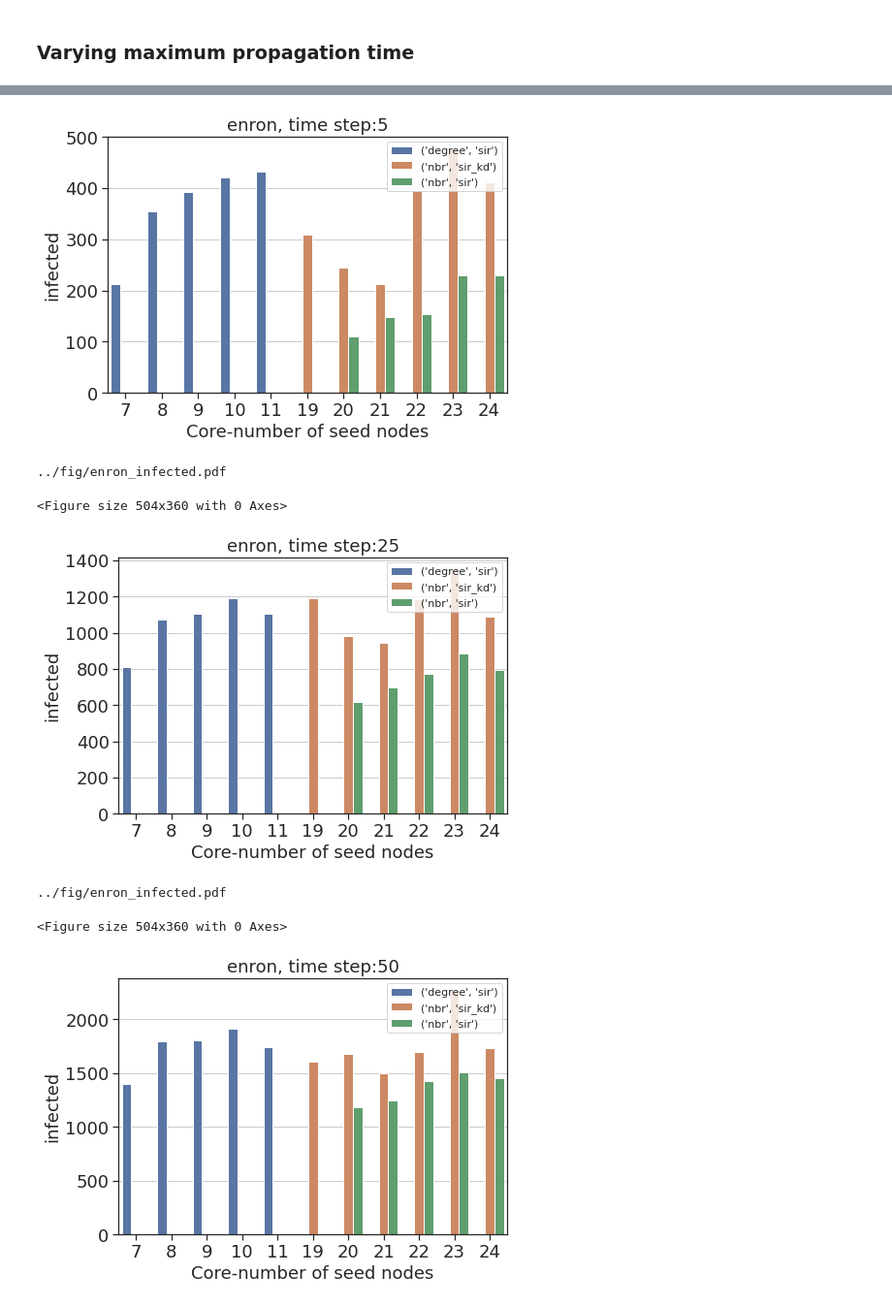
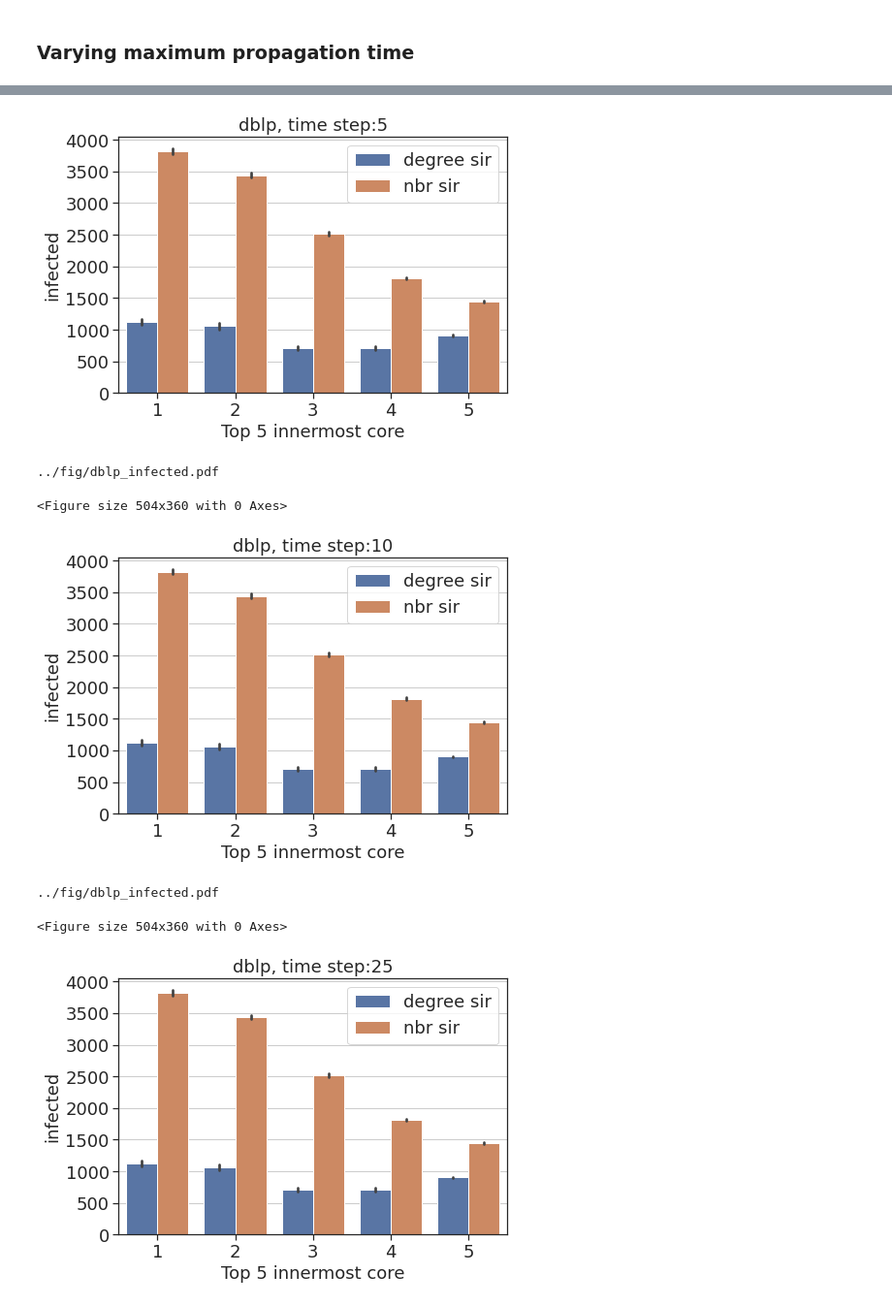
Before and after one commit to toggled/vldbsubmission, a Jupyter notebook: python_src/propagationPlots_bishwa.ipynb, the cells around one changed output, grey strips where cells are left out. Shown at 97% size. Cells and saved outputs as stored; diff of their text form; code cells hidden in the pictures.

```diff
--- a/python_src/propagationPlots_bishwa.ipynb
+++ b/python_src/propagationPlots_bishwa.ipynb
@@ -1083,38 +1081,60 @@ for key, item in df2.groupby(group_list, as_index=False):
     for key2, item2 in item.groupby(group_list2, as_index=False):
         assert item2.shape[0] == 1
         result = literal_eval(item2['result'].iloc[0])
-        result = [(k[0], k[1], v_time_detailed, key2[0], time_step + 1, key2[2]) if isinstance(k, tuple) else
-                  (k, -1, v_time_detailed, key2[0], time_step + 1, key2[2])
+        result = [(k[0], k[1], v_time_detailed, key2[0] + "-" + key2[2], time_step + 1) if isinstance(k, tuple) else
+                  (k, -1, v_time_detailed,
+                   key2[0] + "-" + key2[2], time_step + 1)
                   for k in result for v in result[k] for time_step, v_time_detailed in enumerate(v[2])]
         result_df = result_df.append(pd.DataFrame(result, columns=[
-                                     'primary core number', 'secondary core number', 'infected', 'algo', 'time step', 'exp']), ignore_index=False)
+                                     'primary core number', 'secondary core number', 'infected', 'algo-exp', 'time step']), ignore_index=False)
         # print(result_df)
     # print(result_df)
-    result_df = result_df[result_df.groupby(['primary core number', 'exp', 'algo'])[
+    result_df = result_df[result_df.groupby(['primary core number', 'algo-exp'])[
         'secondary core number'].transform('max') == result_df['secondary core number']]
+
     # print()
     # print(result_df)
     # continue
     # Plot mean
     # for time_step in result_df['time step'].unique():
-    for time_step in [1, 5, 25, 50, 100]:
+
+    dic_sorted_core = {}
+    for algo_exp in result_df['algo-exp'].unique():
+        dic_sorted_core[algo_exp] = list(
+            -np.sort(-result_df[result_df['algo-exp'] == algo_exp]['primary core number'].unique()))
+
+    # print(dic_sorted_core)
+
+    # continue
+    for time_step in [1, 5, 10, 25, 50, 75, 100]:
         for y_var in ['infected']:
-            meandf = result_df[result_df['time step'] == time_step].groupby(
-                ['primary core number', 'algo', 'exp']).mean().reset_index()
-            # print(meandf)
+            # meandf = result_df[result_df['time step'] == time_step].groupby(
+            #     ['primary core number', 'algo-exp']).mean().reset_index()
+            # # sorting in descending order of core number
+            # meandf['core number sorted'] = meandf.apply(
+            #     lambda x: list(-np.sort(-meandf[meandf['algo-exp'] == x['algo-exp']]['primary core number'])).index(x['primary core number']), axis=1)
+            # meandf['core number sorted'] = meandf.apply(lambda x: x['core number sorted'] + 1, axis=1)
+            # # print(meandf)
+
+            result_df['core number sorted'] = result_df.apply(
+                lambda x: dic_sorted_core[x['algo-exp']].index(x['primary core number']), axis=1)
+            result_df['core number sorted'] = result_df.apply(
+                lambda x: x['core number sorted'] + 1, axis=1)
+
             fig, ax = plt.subplots()
             # sns.lineplot(x = 'core number', y = 'infected', hue='algo', hue_order = ['clique graph', 'nbr-based hyp.', 'deg-based hyp.'],
             #                 data=meandf, color='k', linewidth = lw)
-            sns.barplot(x='primary core number', y=y_var, hue=meandf[['algo', 'exp']].apply(tuple, axis=1),
-                        data=meandf)
+            sns.barplot(x='core number sorted', y=y_var,
+                        hue='algo-exp', data=result_df)
 
-            plt.xlabel('Core-number of seed nodes', fontsize=fontsize)
+            plt.xlabel('Top 5 innermost core', fontsize=fontsize)
             plt.ylabel(y_var, fontsize=fontsize)
             plt.xticks(fontsize=fontsize)
             # plt.xticks()
             plt.yticks(fontsize=fontsize)
             # plt.xlim(35, 60)
-            plt.title(key + ", time step:" + str(int(time_step)), fontsize=fontsize)
+            plt.title(key + ", time step:" +
+                      str(int(time_step)), fontsize=fontsize)
             plt.grid(axis='y')
             # ax.get_legend().remove()
             # handles, labels = ax.get_legend_handles_labels()
@@ -1122,7 +1142,7 @@ for key, item in df2.groupby(group_list, as_index=False):
             # plt.title(key)
             # ax.yaxis.set_major_locator(MaxNLocator(5))
             # ax.xaxis.set_major_locator(MaxNLocator(5))
-            # plt.legend(loc='best', fontsize=fontsize)
+            plt.legend(loc='best', fontsize=fontsize)
             # plt.ylim(0, 15)
             plt.tight_layout()
             filename = key
@@ -1144,8 +1164,8 @@ enron
 <Figure size 504x360 with 0 Axes>
-[figure, old version]
+[figure, new version]
-../fig/enron_infected.pdf
+../fig/dblp_infected.pdf
 <Figure size 504x360 with 0 Axes>
-[figure, old version]
+[figure, new version]
-../fig/enron_infected.pdf
+../fig/dblp_infected.pdf
 <Figure size 504x360 with 0 Axes>
-[figure, old version]
+[figure, new version]
```
Also changed, not shown: parts of 3 cells of this notebook, 4 other files.
